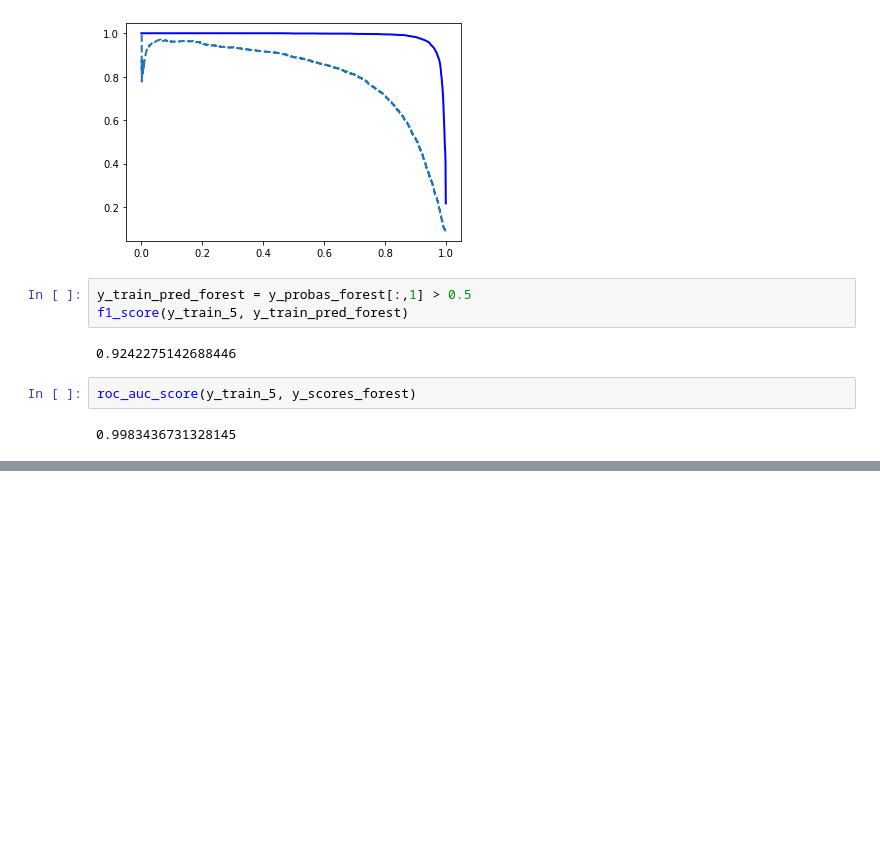
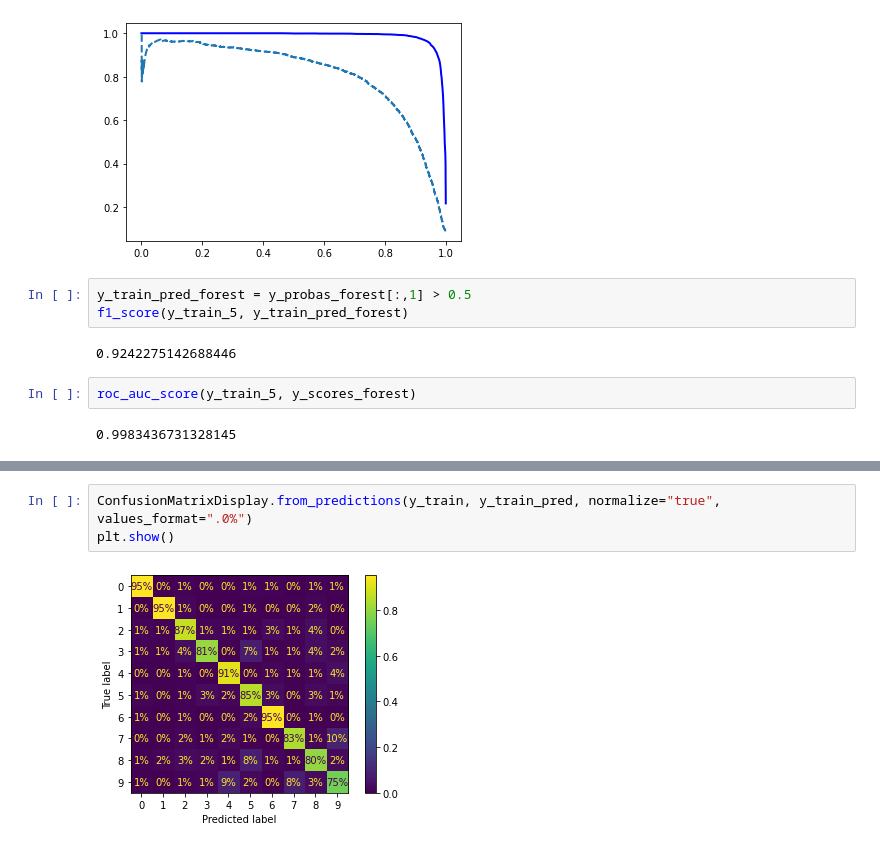
Before and after one commit to rickhall2000/ongoing-learning, a Jupyter notebook: Hands-On_Machine_Learning/Ch3-Classification.ipynb, the cells around one changed output, grey strips where cells are left out. Drawn from its saved outputs; the diff is of its cells as text; blank space fills up the shorter version.

```diff
--- a/Hands-On_Machine_Learning/Ch3-Classification.ipynb
+++ b/Hands-On_Machine_Learning/Ch3-Classification.ipynb
@@ -210,0 +295,5 @@ roc_auc_score(y_train_5, y_scores_forest)
+# %%
+ConfusionMatrixDisplay.from_predictions(y_train, y_train_pred, normalize="true", values_format=".0%")
+plt.show()
+# %% [output]
+[figure, added]
```
Also changed, not shown: parts of 35 cells of this notebook.
